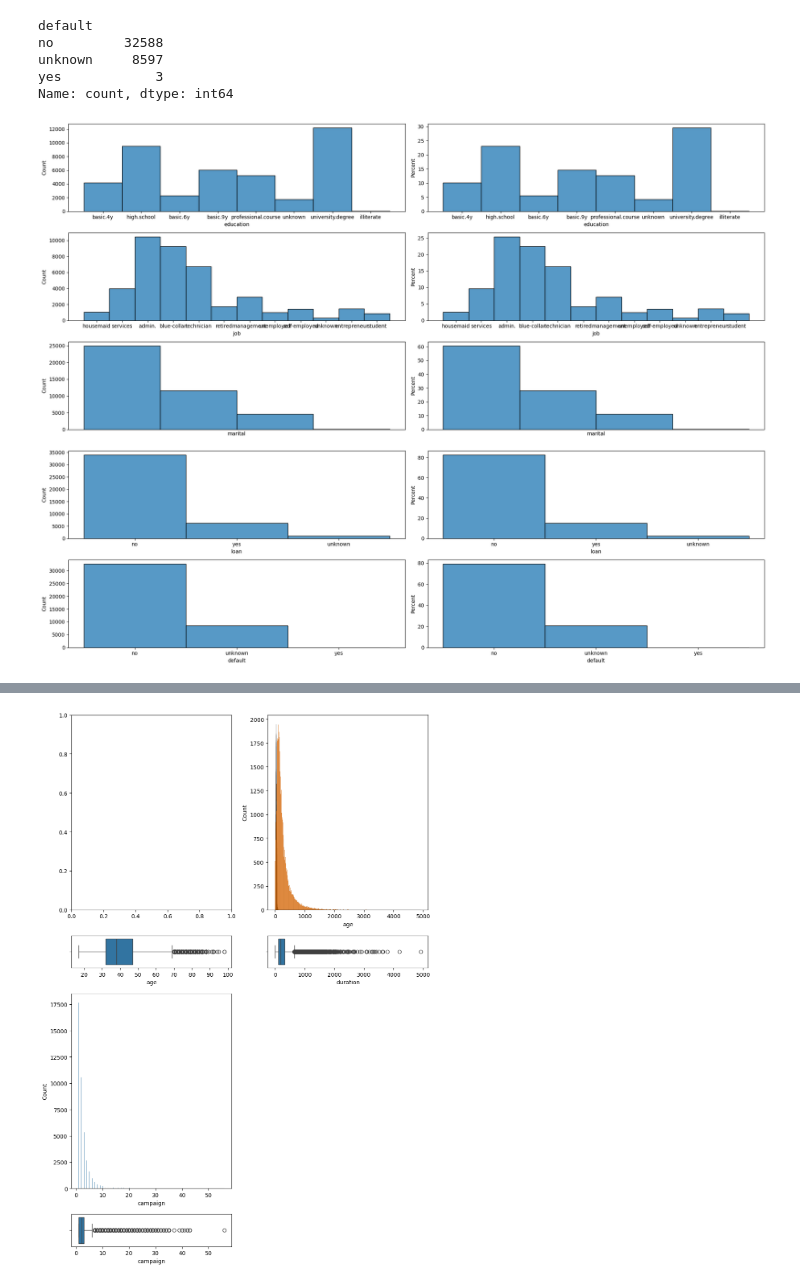
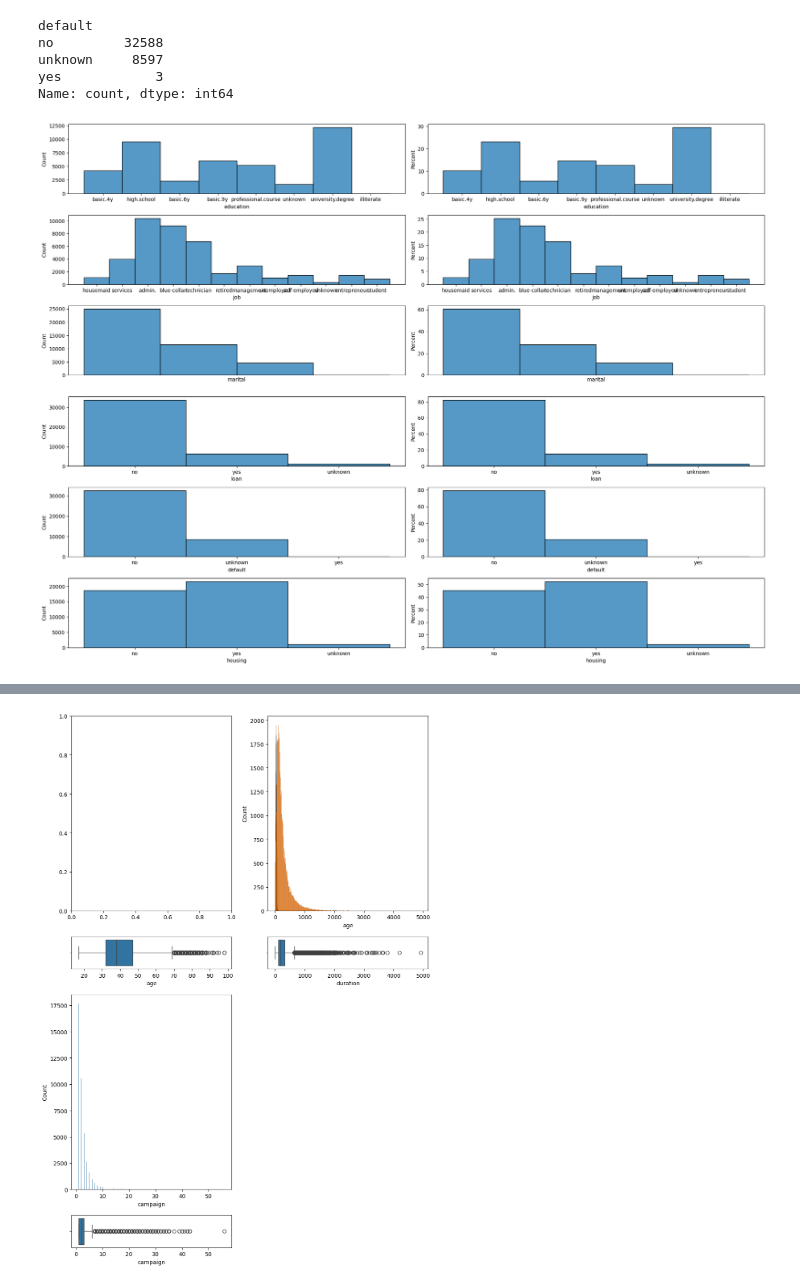
Before and after one commit to amalia1501/Ejercicio-y-Tutorial-de-Regresion-Logistica, a Jupyter notebook: src/explore.ipynb, the cells around one changed output, grey strips where cells are left out. Cells and saved outputs as stored; diff of their text form; code cells hidden in the pictures.

```diff
--- a/src/explore.ipynb
+++ b/src/explore.ipynb
@@ -137,27 +138,29 @@ import seaborn as sns
 # %%
 # Analisis de Variables categoricas relacionadas a la data
 
-fig, axis = plt.subplots(5, 2, figsize = (20, 15))
+fig, axis = plt.subplots(6, 2, figsize = (20, 15))
 
 # Crear un histograma múltiple
 sns.histplot(ax = axis[0, 0], data = data, x = "education")
 sns.histplot(ax = axis[0, 1], data = data, x = "education", stat="percent")
 sns.histplot(ax = axis[1, 0], data = data, x = "job")
 sns.histplot(ax = axis[1, 1], data = data, x = "job", stat="percent")
 sns.histplot(ax = axis[2, 0], data = data, x = "marital").set_xticks([])
 sns.histplot(ax = axis[2, 1], data = data, x = "marital", stat="percent").set_xticks([])
 sns.histplot(ax = axis[3, 0], data = data, x = "loan")
 sns.histplot(ax = axis[3, 1], data = data, x = "loan", stat="percent")
 sns.histplot(ax = axis[4, 0], data = data, x = "default")
 sns.histplot(ax = axis[4, 1], data = data, x = "default", stat="percent")
+sns.histplot(ax = axis[5, 0], data = data, x = "housing")
+sns.histplot(ax = axis[5, 1], data = data, x = "housing", stat="percent")
 
 
 
 # Ajustar el layout
 plt.tight_layout()
 
 # Mostrar el plot
 plt.show()
 # %% [output]
-[figure, old version]
+[figure, new version]
 # %%
```
Also changed, not shown: parts of 8 cells of this notebook.
